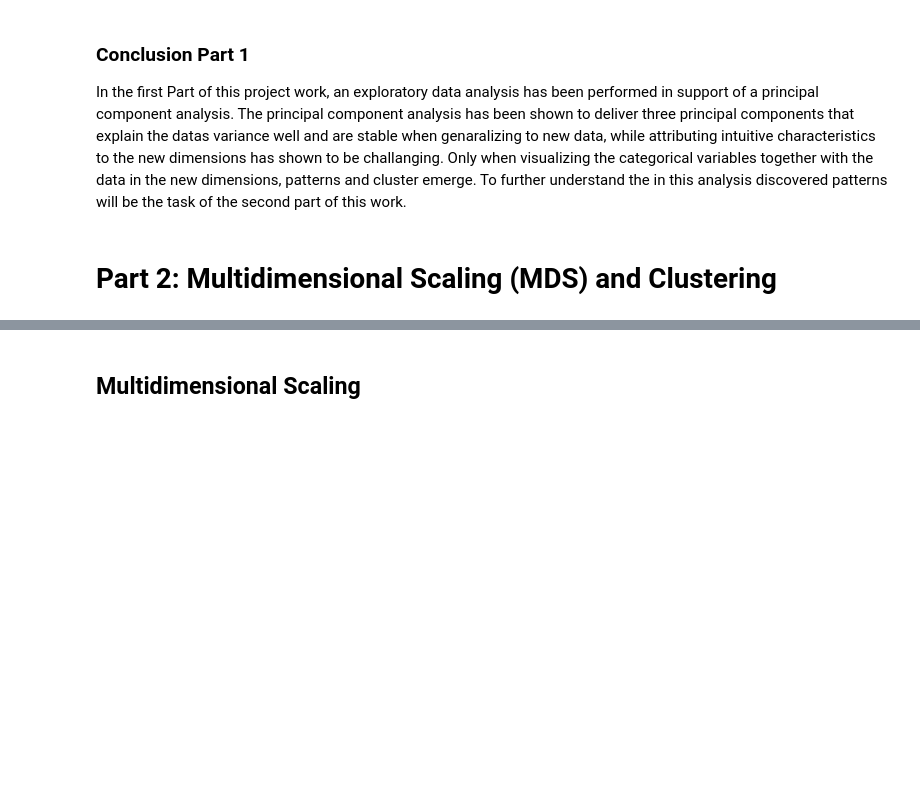
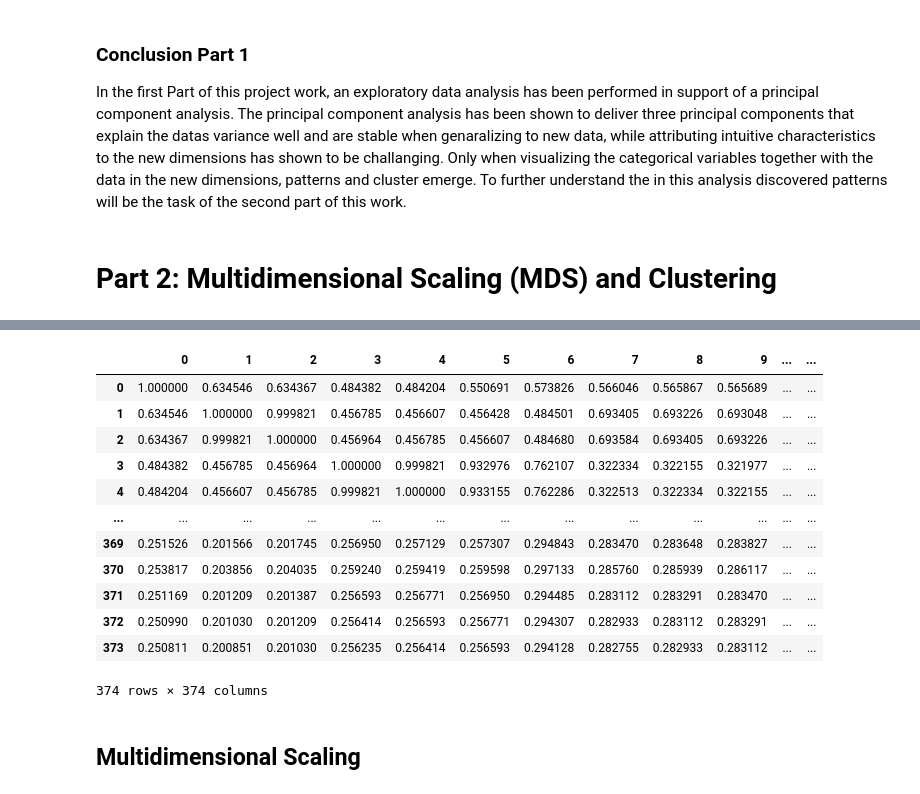
Before and after one commit to schmeti/u3cm_multivariate_analysis_project, a Jupyter notebook: Sleep_dataset_proyect.ipynb, the cells around one changed output, grey strips where cells are left out. Saved outputs shown, nothing was run; the diff lists cells and outputs as text; code cells hidden in the pictures; blank space fills up the shorter version.

Commit message:
distances

```diff
--- a/Sleep_dataset_proyect.ipynb
+++ b/Sleep_dataset_proyect.ipynb
@@ -840,3 +969,24 @@ In the first Part of this project work, an exploratory data analysis has been pe
+# %%
+import gower
+# Compute Gower similarity between rows
+similarity_matrix = gower.gower_matrix(data)
+m_distance_gowers = 1 - similarity_matrix
+df_distance_mahalanobis = pd.DataFrame(m_distance_gowers, index=data.index, columns=data.index)
+df_distance_mahalanobis
+# %% [output]
+|  | 0 | 1 | 2 | 3 | 4 | 5 | 6 | 7 | 8 | 9 | ... | ... |
+| 0 | 1.000000 | 0.634546 | 0.634367 | 0.484382 | 0.484204 | 0.550691 | 0.573826 | 0.566046 | 0.565867 | 0.565689 | ... | ... |
+| 1 | 0.634546 | 1.000000 | 0.999821 | 0.456785 | 0.456607 | 0.456428 | 0.484501 | 0.693405 | 0.693226 | 0.693048 | ... | ... |
+| 2 | 0.634367 | 0.999821 | 1.000000 | 0.456964 | 0.456785 | 0.456607 | 0.484680 | 0.693584 | 0.693405 | 0.693226 | ... | ... |
+| 3 | 0.484382 | 0.456785 | 0.456964 | 1.000000 | 0.999821 | 0.932976 | 0.762107 | 0.322334 | 0.322155 | 0.321977 | ... | ... |
+| 4 | 0.484204 | 0.456607 | 0.456785 | 0.999821 | 1.000000 | 0.933155 | 0.762286 | 0.322513 | 0.322334 | 0.322155 | ... | ... |
+| ... | ... | ... | ... | ... | ... | ... | ... | ... | ... | ... | ... | ... |
+| 369 | 0.251526 | 0.201566 | 0.201745 | 0.256950 | 0.257129 | 0.257307 | 0.294843 | 0.283470 | 0.283648 | 0.283827 | ... | ... |
+| 370 | 0.253817 | 0.203856 | 0.204035 | 0.259240 | 0.259419 | 0.259598 | 0.297133 | 0.285760 | 0.285939 | 0.286117 | ... | ... |
+| 371 | 0.251169 | 0.201209 | 0.201387 | 0.256593 | 0.256771 | 0.256950 | 0.294485 | 0.283112 | 0.283291 | 0.283470 | ... | ... |
+| 372 | 0.250990 | 0.201030 | 0.201209 | 0.256414 | 0.256593 | 0.256771 | 0.294307 | 0.282933 | 0.283112 | 0.283291 | ... | ... |
+| 373 | 0.250811 | 0.200851 | 0.201030 | 0.256235 | 0.256414 | 0.256593 | 0.294128 | 0.282755 | 0.282933 | 0.283112 | ... | ... |
+374 rows × 374 columns
 # %% [markdown]
 ## Multidimensional Scaling
 # %% [markdown]
```
Also changed, not shown: parts of 21 cells of this notebook.
